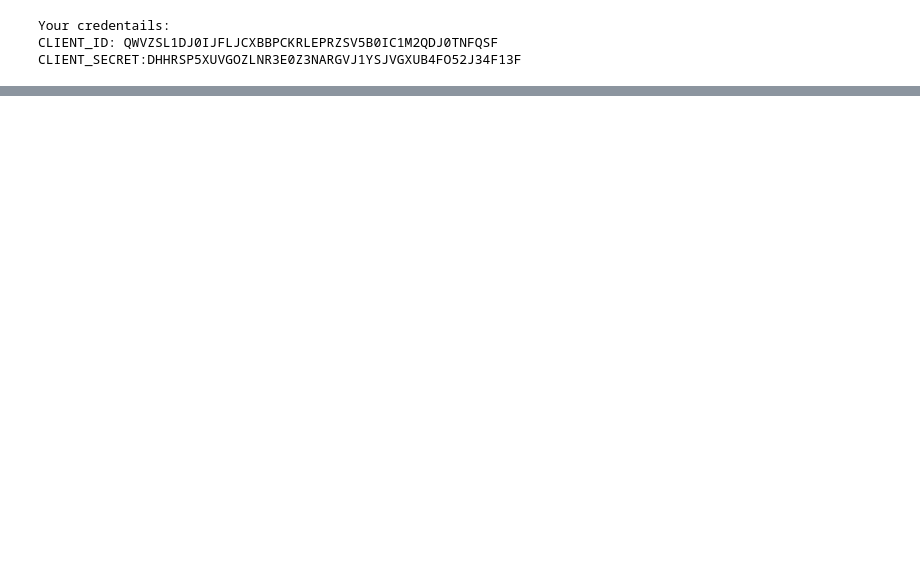
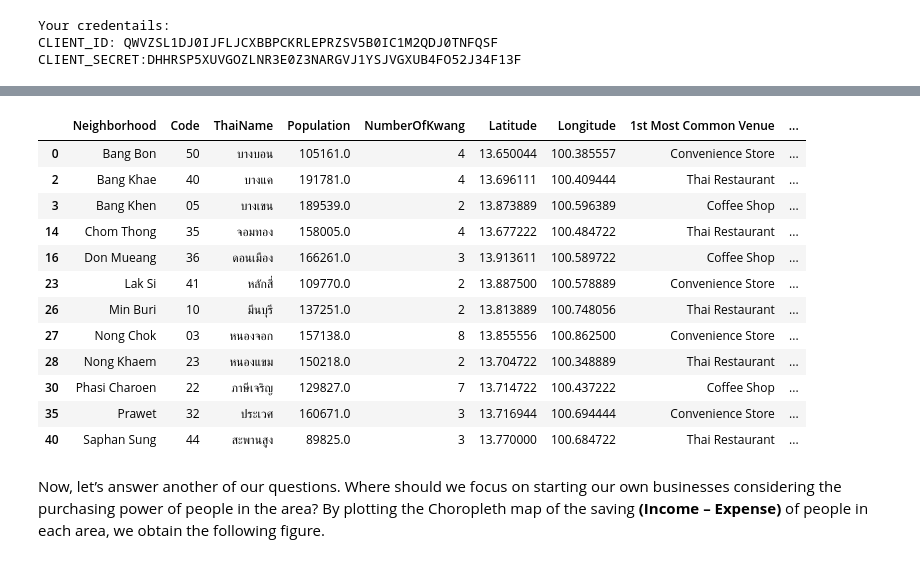
Before and after one commit to ChayutWo/Collaborative_Filtering_Movies, a Jupyter notebook: Neighborhoods_Segmentation_Bangkok.ipynb, the cells around one changed output, grey strips where cells are left out. Cells and saved outputs as stored; diff of their text form; code cells hidden in the pictures; blank space fills up the shorter version.

```diff
--- a/Neighborhoods_Segmentation_Bangkok.ipynb
+++ b/Neighborhoods_Segmentation_Bangkok.ipynb
@@ -418,3 +483,21 @@ final_df.drop(['District'], inplace = True, axis = 1)
+# %%
+bangkok_final[bangkok_final['Cluster Labels'] == 0].head(20)
+# %% [output]
+|  | Neighborhood | Code | ThaiName | Population | NumberOfKwang | Latitude | Longitude | 1st Most Common Venue | ... |
+| 0 | Bang Bon | 50 | บางบอน | 105161.0 | 4 | 13.650044 | 100.385557 | Convenience Store | ... |
+| 2 | Bang Khae | 40 | บางแค | 191781.0 | 4 | 13.696111 | 100.409444 | Thai Restaurant | ... |
+| 3 | Bang Khen | 05 | บางเขน | 189539.0 | 2 | 13.873889 | 100.596389 | Coffee Shop | ... |
+| 14 | Chom Thong | 35 | จอมทอง | 158005.0 | 4 | 13.677222 | 100.484722 | Thai Restaurant | ... |
+| 16 | Don Mueang | 36 | ดอนเมือง | 166261.0 | 3 | 13.913611 | 100.589722 | Coffee Shop | ... |
+| 23 | Lak Si | 41 | หลักสี่ | 109770.0 | 2 | 13.887500 | 100.578889 | Convenience Store | ... |
+| 26 | Min Buri | 10 | มีนบุรี | 137251.0 | 2 | 13.813889 | 100.748056 | Thai Restaurant | ... |
+| 27 | Nong Chok | 03 | หนองจอก | 157138.0 | 8 | 13.855556 | 100.862500 | Convenience Store | ... |
+| 28 | Nong Khaem | 23 | หนองแขม | 150218.0 | 2 | 13.704722 | 100.348889 | Thai Restaurant | ... |
+| 30 | Phasi Charoen | 22 | ภาษีเจริญ | 129827.0 | 7 | 13.714722 | 100.437222 | Coffee Shop | ... |
+| 35 | Prawet | 32 | ประเวศ | 160671.0 | 3 | 13.716944 | 100.694444 | Convenience Store | ... |
+| 40 | Saphan Sung | 44 | สะพานสูง | 89825.0 | 3 | 13.770000 | 100.684722 | Thai Restaurant | ... |
+# %% [markdown]
+Now, let’s answer another of our questions. Where should we focus on starting our own businesses considering the purchasing power of people in the area? By plotting the Choropleth map of the saving **(Income – Expense)** of people in each area, we obtain the following figure.
 # %%
 from folium import plugins
 from folium.plugins import HeatMap
```
Also changed, not shown: parts of 52 cells of this notebook, 3 other files.
